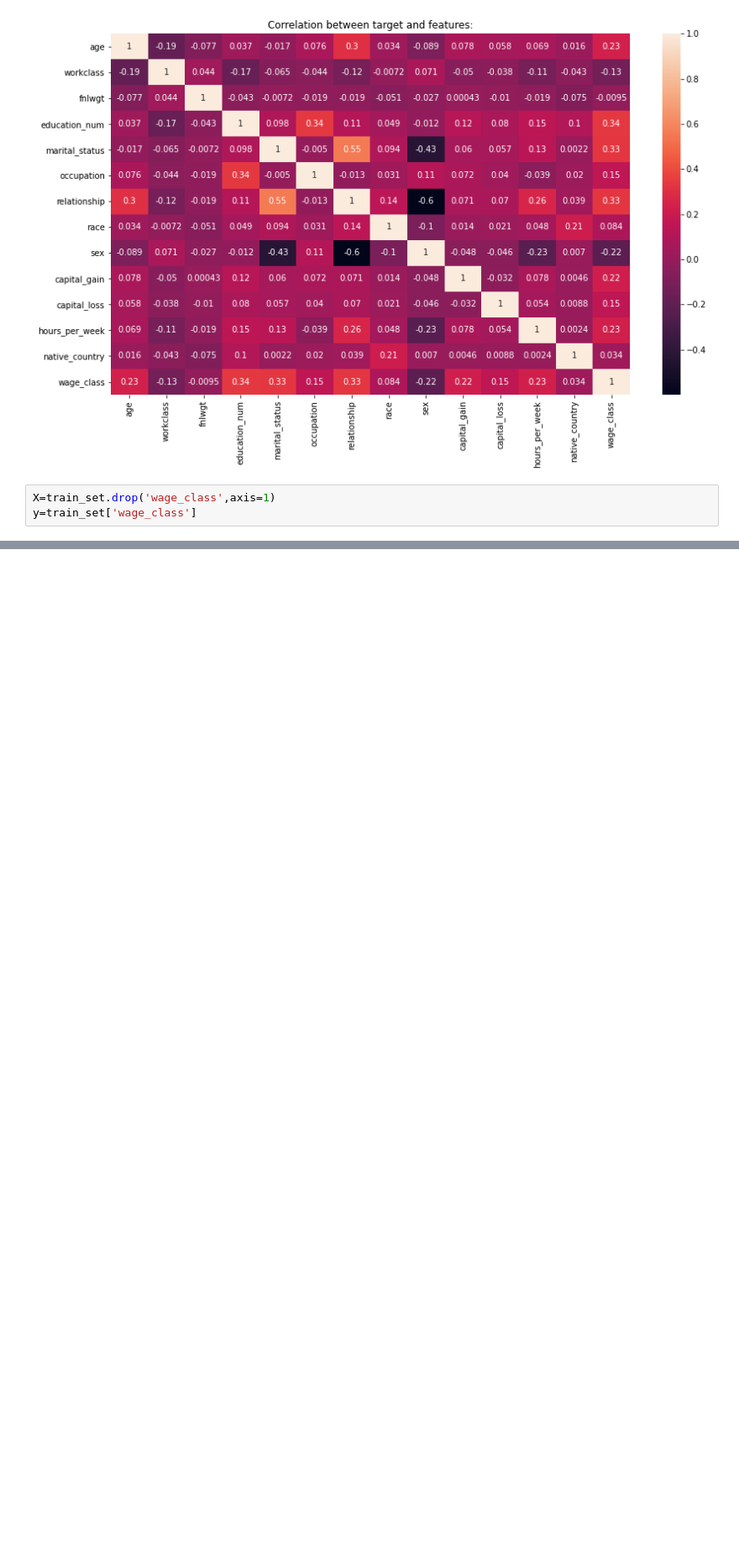
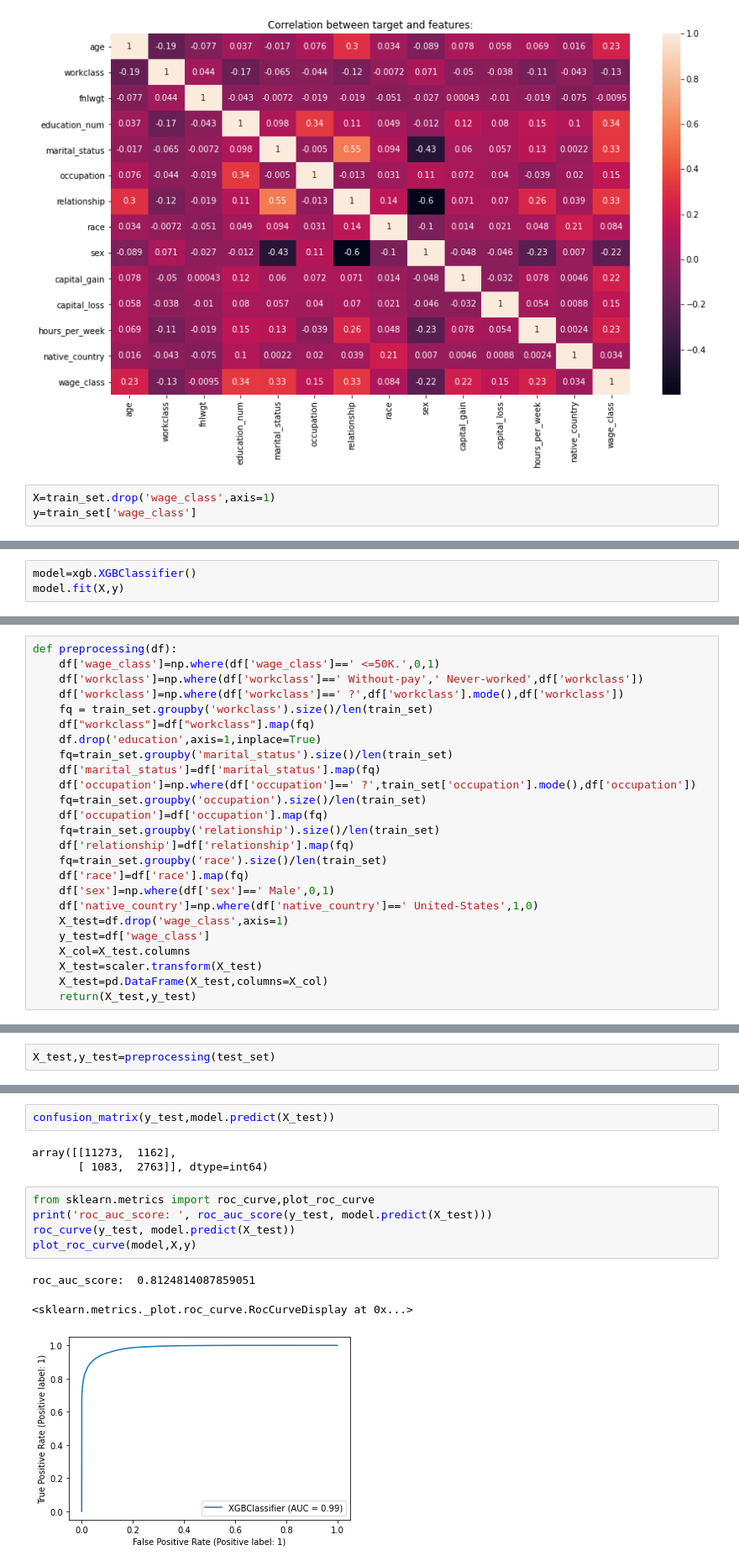
Before and after one commit to shiv0112/income-prediction-xgboost, a Jupyter notebook: notebooks/income_prediction.ipynb, the cells around one changed output, grey strips where cells are left out. Shown: that part at 84% size. Cells and saved outputs as stored; diff of their text form; blank space fills up the shorter version.

Commit message:
'preprocessing'

```diff
--- a/notebooks/income_prediction.ipynb
+++ b/notebooks/income_prediction.ipynb
@@ -569,0 +611,3 @@ X.head()
+# %%
+model=xgb.XGBClassifier()
+model.fit(X,y)
@@ -569,0 +629,25 @@ X.head()
+# %%
+def preprocessing(df):
+    df['wage_class']=np.where(df['wage_class']==' <=50K.',0,1)
+    df['workclass']=np.where(df['workclass']==' Without-pay',' Never-worked',df['workclass'])
+    df['workclass']=np.where(df['workclass']==' ?',df['workclass'].mode(),df['workclass'])
+    fq = train_set.groupby('workclass').size()/len(train_set)
+    df["workclass"]=df["workclass"].map(fq)
+    df.drop('education',axis=1,inplace=True)
+    fq=train_set.groupby('marital_status').size()/len(train_set)
+    df['marital_status']=df['marital_status'].map(fq)
+    df['occupation']=np.where(df['occupation']==' ?',train_set['occupation'].mode(),df['occupation'])
+    fq=train_set.groupby('occupation').size()/len(train_set)
+    df['occupation']=df['occupation'].map(fq)
+    fq=train_set.groupby('relationship').size()/len(train_set)
+    df['relationship']=df['relationship'].map(fq)
+    fq=train_set.groupby('race').size()/len(train_set)
+    df['race']=df['race'].map(fq)
+    df['sex']=np.where(df['sex']==' Male',0,1)
+    df['native_country']=np.where(df['native_country']==' United-States',1,0)
+    X_test=df.drop('wage_class',axis=1)
+    y_test=df['wage_class']
+    X_col=X_test.columns
+    X_test=scaler.transform(X_test)
+    X_test=pd.DataFrame(X_test,columns=X_col)
+    return(X_test,y_test)
@@ -569,0 +681,2 @@ X.head()
+# %%
+X_test,y_test=preprocessing(test_set)
@@ -569,0 +722,14 @@ X.head()
+# %%
+confusion_matrix(y_test,model.predict(X_test))
+# %% [output]
+array([[11273,  1162],
+       [ 1083,  2763]], dtype=int64)
+# %%
+from sklearn.metrics import roc_curve,plot_roc_curve
+print('roc_auc_score: ', roc_auc_score(y_test, model.predict(X_test)))
+roc_curve(y_test, model.predict(X_test))
+plot_roc_curve(model,X,y)
+# %% [output]
+roc_auc_score:  0.8124814087859051
+<sklearn.metrics._plot.roc_curve.RocCurveDisplay at 0x...>
+[figure, added]
```
Also changed, not shown: parts of 32 cells of this notebook, 5 other files.
